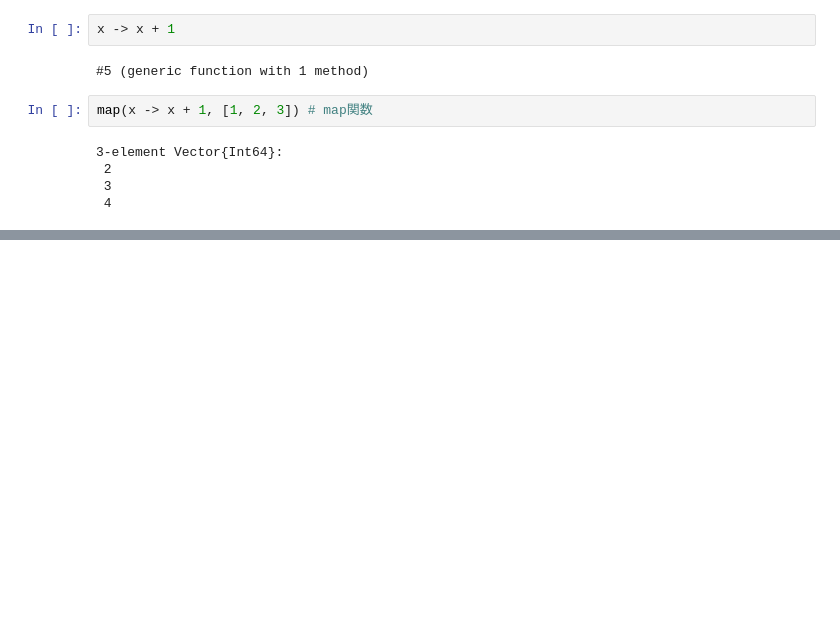
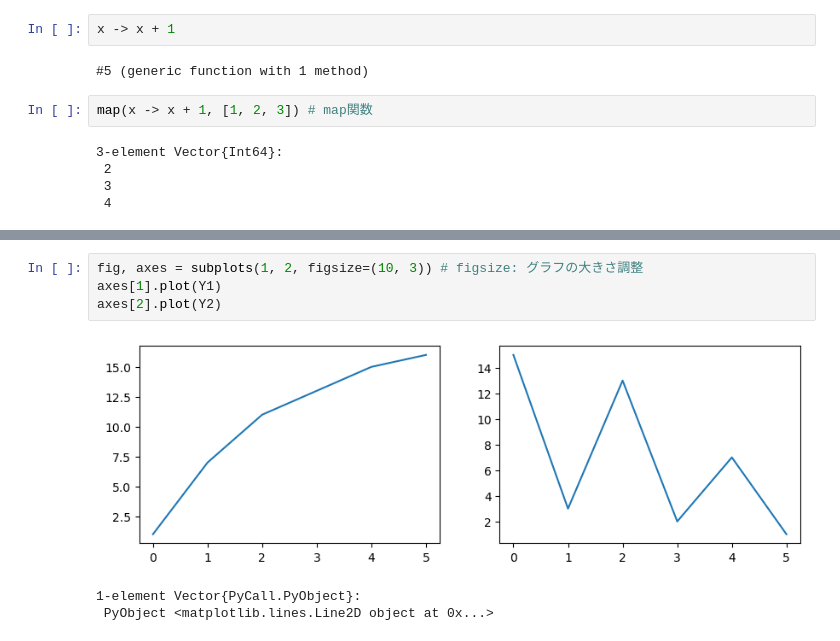
Before and after one commit to HidehikoMURAO/JuliaBayesBook, a Jupyter notebook: 1. Julia basics.ipynb, the cells around one changed output, grey strips where cells are left out. Saved outputs shown, nothing was run; the diff lists cells and outputs as text; blank space fills up the shorter version.

```diff
--- a/1. Julia basics.ipynb
+++ b/1. Julia basics.ipynb
@@ -286,0 +316,8 @@ end
+# %%
+fig, axes = subplots(1, 2, figsize=(10, 3)) # figsize: グラフの大きさ調整
+axes[1].plot(Y1)
+axes[2].plot(Y2)
+# %% [output]
+[figure, added]
+1-element Vector{PyCall.PyObject}:
+ PyObject <matplotlib.lines.Line2D object at 0x...>
```
Also changed, not shown: parts of 25 cells of this notebook.
